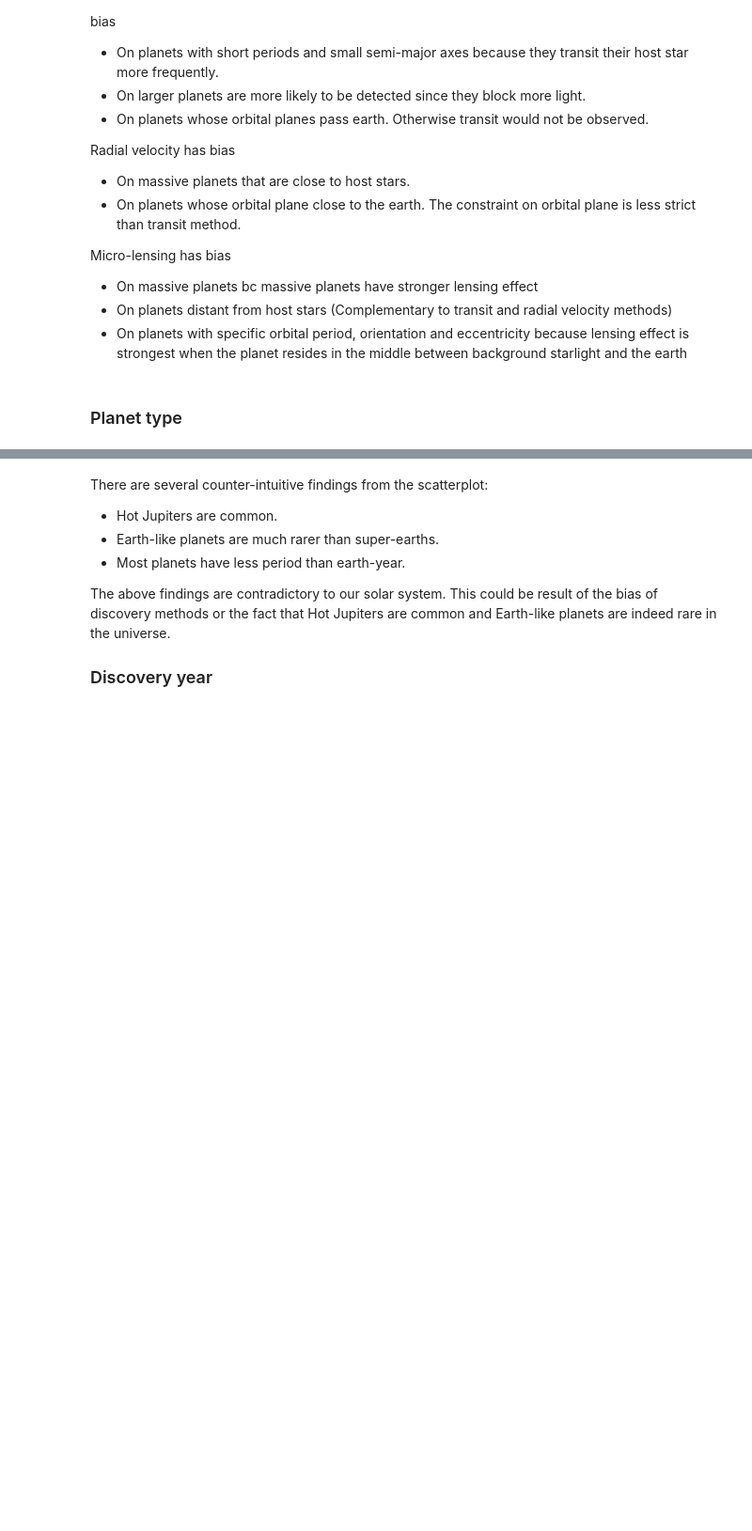
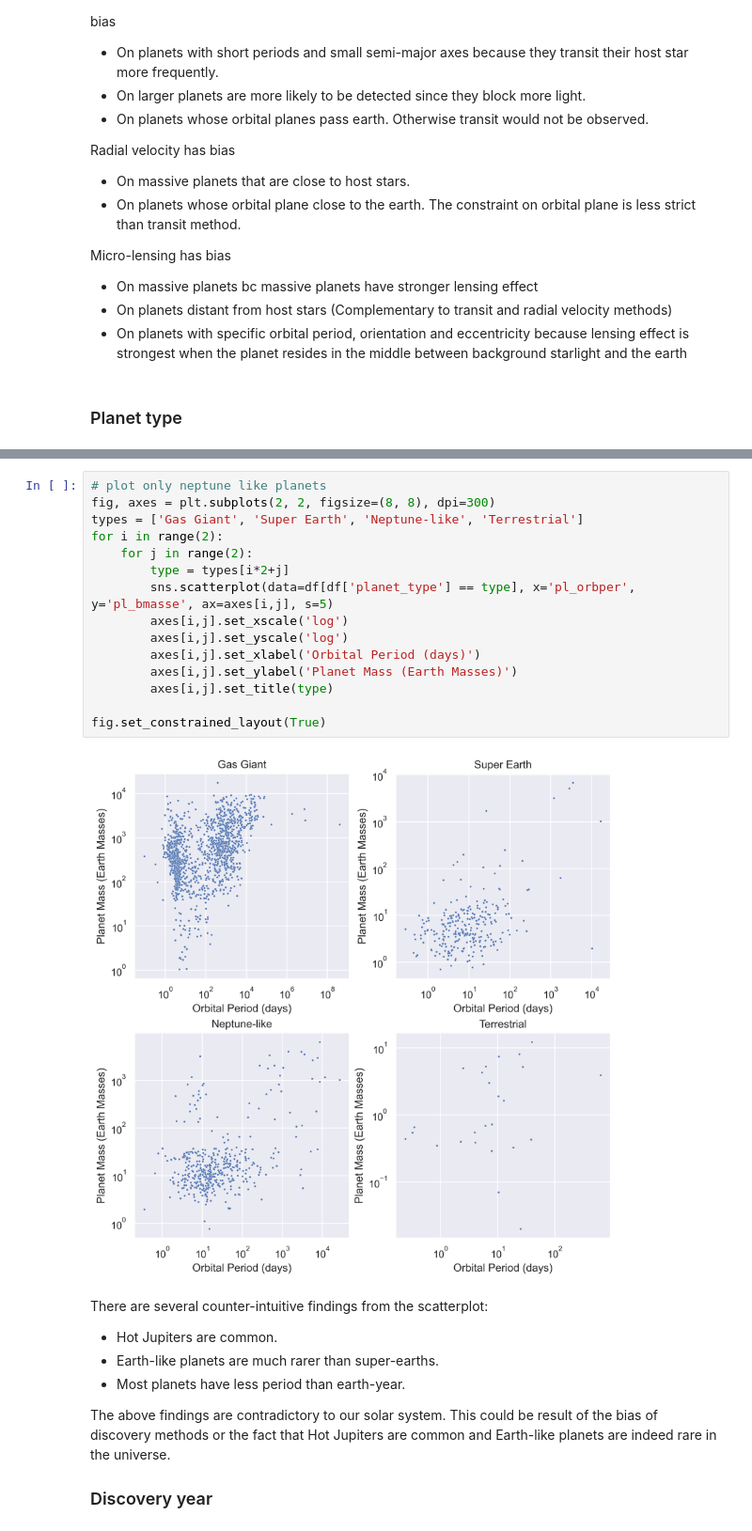
Before and after one commit to Wang-Zhongwei/Exoplanets, a Jupyter notebook: eda.ipynb, the cells around one changed output, grey strips where cells are left out. Shown at 94% size. Cells and saved outputs as stored; diff of their text form; blank space fills up the shorter version.

```diff
--- a/eda.ipynb
+++ b/eda.ipynb
@@ -185,3 +187,20 @@ ax.legend()
+# %%
+# plot only neptune like planets
+fig, axes = plt.subplots(2, 2, figsize=(8, 8), dpi=300)
+types = ['Gas Giant', 'Super Earth', 'Neptune-like', 'Terrestrial']
+for i in range(2):
+    for j in range(2):
+        type = types[i*2+j]
+        sns.scatterplot(data=df[df['planet_type'] == type], x='pl_orbper', y='pl_bmasse', ax=axes[i,j], s=5)
+        axes[i,j].set_xscale('log')
+        axes[i,j].set_yscale('log')
+        axes[i,j].set_xlabel('Orbital Period (days)')
+        axes[i,j].set_ylabel('Planet Mass (Earth Masses)')
+        axes[i,j].set_title(type)
+
+fig.set_constrained_layout(True)
+# %% [output]
+[figure, added]
 # %% [markdown]
 There are several counter-intuitive findings from the scatterplot:
 - Hot Jupiters are common.
```
Also changed, not shown: parts of 6 cells of this notebook, 3 other files.
